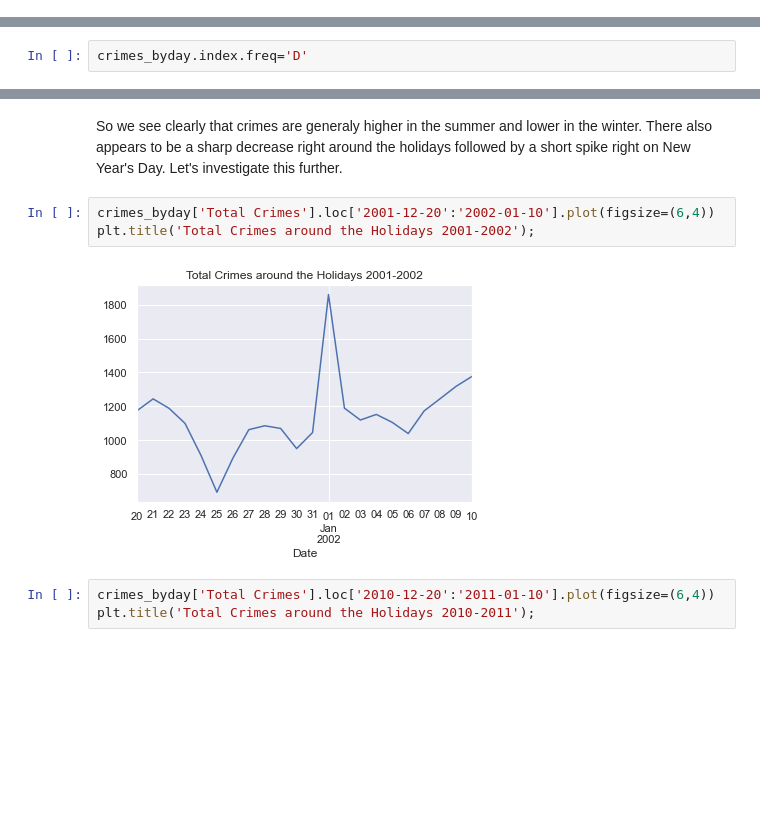
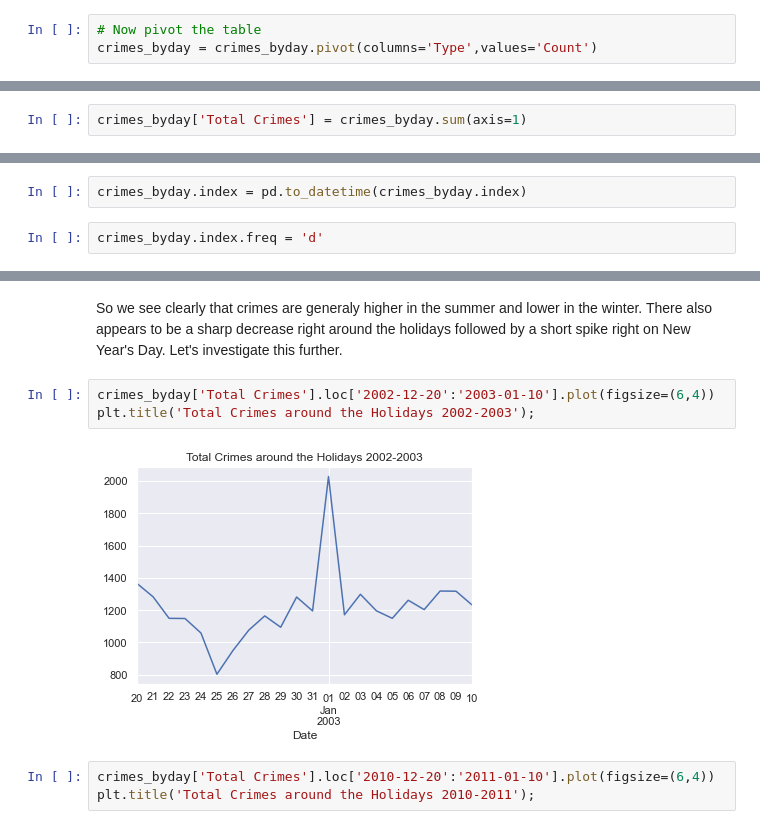
Before and after one commit to ruthcaswellsmith/Capstone---City-of-Chicago-Crime-Time-Series-Analysis, a Jupyter notebook: notebooks/Capstone - City of Chicago Crime - Exploratory Data Analysis.ipynb, the cells around one changed output, grey strips where cells are left out. Saved outputs shown, nothing was run; the diff lists cells and outputs as text; blank space fills up the shorter version.

```diff
--- a/notebooks/Capstone - City of Chicago Crime - Exploratory Data Analysis.ipynb
+++ b/notebooks/Capstone - City of Chicago Crime - Exploratory Data Analysis.ipynb
@@ -17,0 +80,3 @@ crimes_byday = pd.read_csv('../data/crimes_byday.csv', index_col = 0, parse_date
+# %%
+# Now pivot the table
+crimes_byday = crimes_byday.pivot(columns='Type',values='Count')
@@ -17,0 +95,2 @@ crimes_byday = pd.read_csv('../data/crimes_byday.csv', index_col = 0, parse_date
+# %%
+crimes_byday['Total Crimes'] = crimes_byday.sum(axis=1)
@@ -18,2 +103,4 @@ crimes_byday = pd.read_csv('../data/crimes_byday.csv', index_col = 0, parse_date
+# %%
+crimes_byday.index = pd.to_datetime(crimes_byday.index)
 # %%
-crimes_byday.index.freq='D'
+crimes_byday.index.freq = 'd'
@@ -64,10 +169,10 @@ plt.title('Total Crimes from 2001 to 2005');
 # %% [markdown]
 So we see clearly that crimes are generaly higher in the summer and lower in the winter.  There also appears to be a sharp decrease right around the holidays followed by a short spike right on New Year's Day. Let's investigate this further.
 # %%
-crimes_byday['Total Crimes'].loc['2001-12-20':'2002-01-10'].plot(figsize=(6,4))
-plt.title('Total Crimes around the Holidays 2001-2002');
+crimes_byday['Total Crimes'].loc['2002-12-20':'2003-01-10'].plot(figsize=(6,4))
+plt.title('Total Crimes around the Holidays 2002-2003');
 # %% [output]
-[figure, old version]
+[figure, new version]
 # %%
 crimes_byday['Total Crimes'].loc['2010-12-20':'2011-01-10'].plot(figsize=(6,4))
 plt.title('Total Crimes around the Holidays 2010-2011');
```
Also changed, not shown: parts of 62 cells of this notebook, 2 other files.
